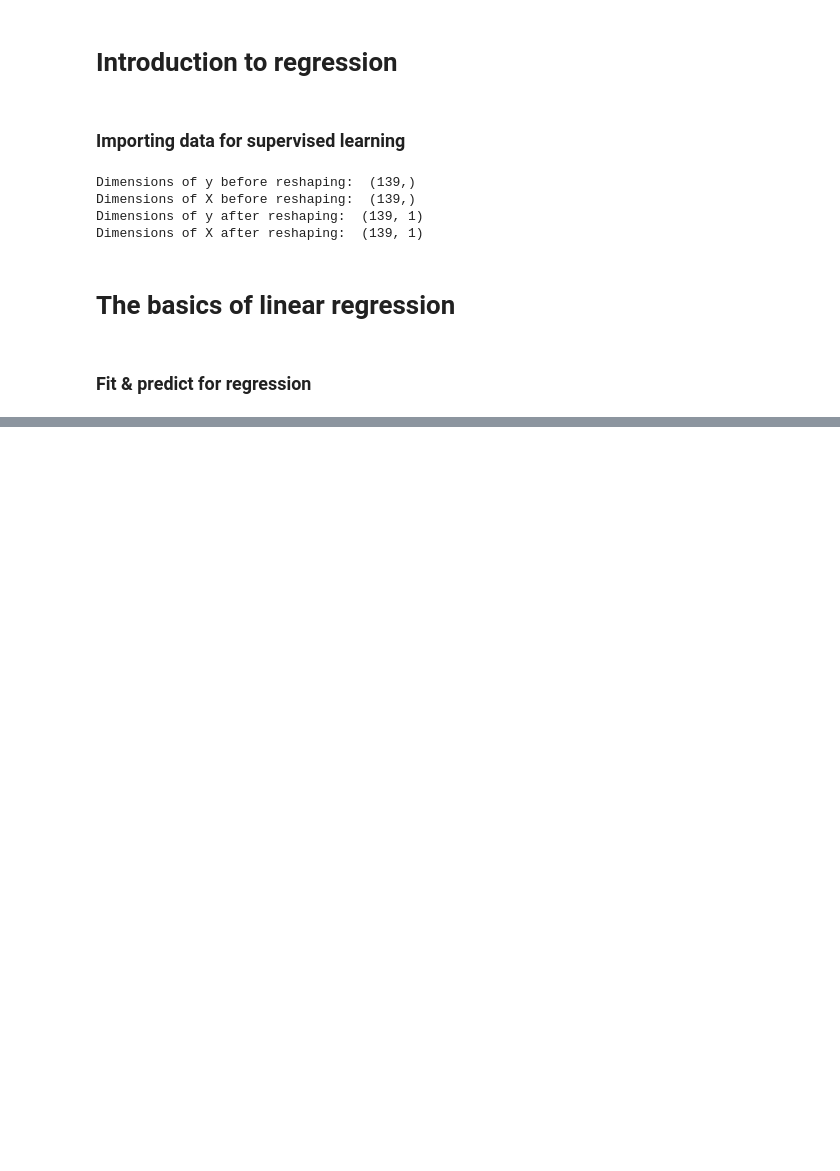
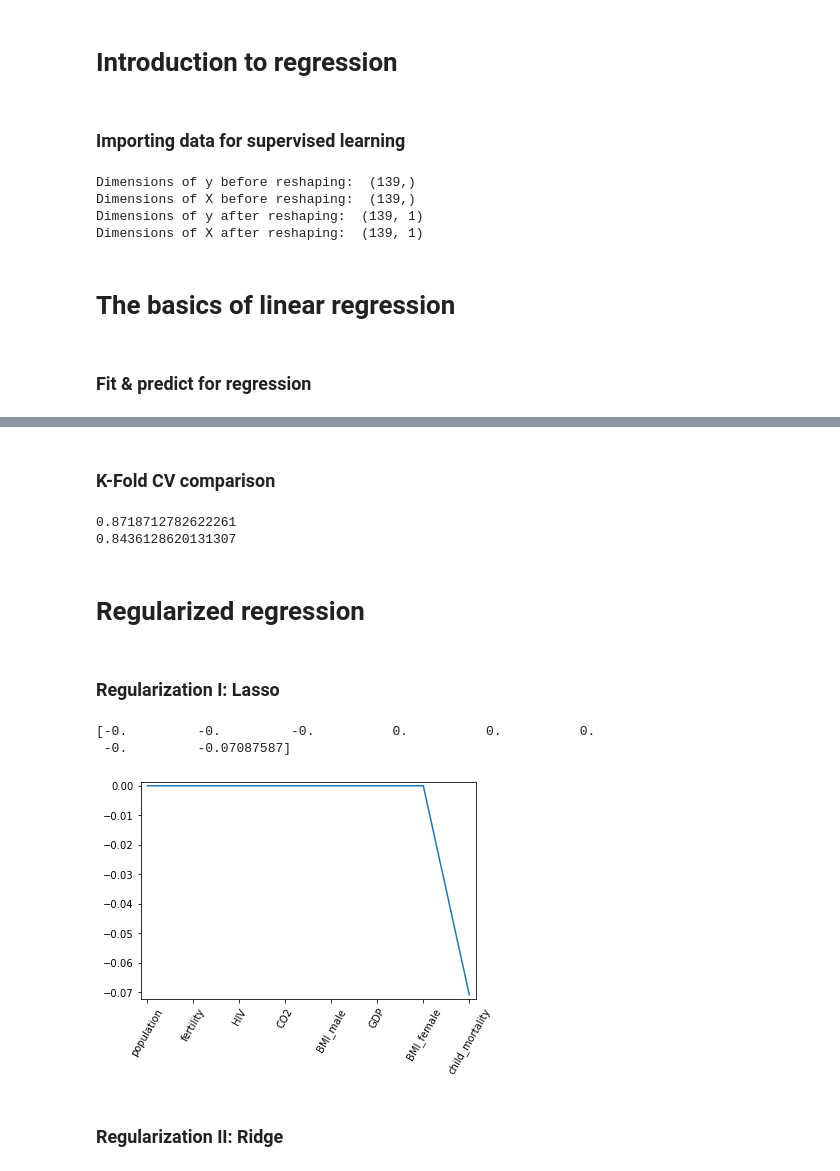
Before and after one commit to harrystaley/DataCamp, a Jupyter notebook: courses/Supervised Learning with Sci-Kit Learn/2 Regression.ipynb, the cells around one changed output, grey strips where cells are left out. Drawn from its saved outputs; the diff is of its cells as text; code cells hidden in the pictures; blank space fills up the shorter version.

```diff
--- a/courses/Supervised Learning with Sci-Kit Learn/2 Regression.ipynb
+++ b/courses/Supervised Learning with Sci-Kit Learn/2 Regression.ipynb
@@ -68,0 +153,51 @@ Dimensions of X after reshaping:  (139, 1)
+# %% [markdown]
+### K-Fold CV comparison
+# %%
+# Import necessary modules
+from sklearn.linear_model import LinearRegression
+from sklearn.model_selection import cross_val_score
+
+# Create a linear regression object: reg
+reg = LinearRegression()
+
+# Perform 3-fold CV
+cvscores_3 = cross_val_score(reg, X, y, cv = 3)
+print(np.mean(cvscores_3))
+
+# Perform 10-fold CV
+cvscores_10 = cross_val_score(reg, X, y, cv = 10)
+print(np.mean(cvscores_10))
+# %% [output]
+0.8718712782622261
+0.8436128620131307
+# %% [markdown]
+# Regularized regression
+# %%
+df_columns = df.drop('life', axis=1).columns
+# %% [markdown]
+### Regularization I: Lasso
+# %%
+# Import Lasso
+from sklearn.linear_model import Lasso
+
+# Instantiate a lasso regressor: lasso
+lasso = Lasso(alpha=0.4, normalize=True)
+
+# Fit the regressor to the data
+lasso.fit(X, y)
+
+# Compute and print the coefficients
+lasso_coef = lasso.fit(X, y).coef_
+print(lasso_coef)
+
+# Plot the coefficients
+plt.plot(range(len(df_columns)), lasso_coef)
+plt.xticks(range(len(df_columns)), df_columns.values, rotation=60)
+plt.margins(0.02)
+plt.show()
+# %% [output]
+[-0.         -0.         -0.          0.          0.          0.
+ -0.         -0.07087587]
+[figure, added]
+# %% [markdown]
+### Regularization II: Ridge
```
Also changed, not shown: parts of 10 cells of this notebook.
